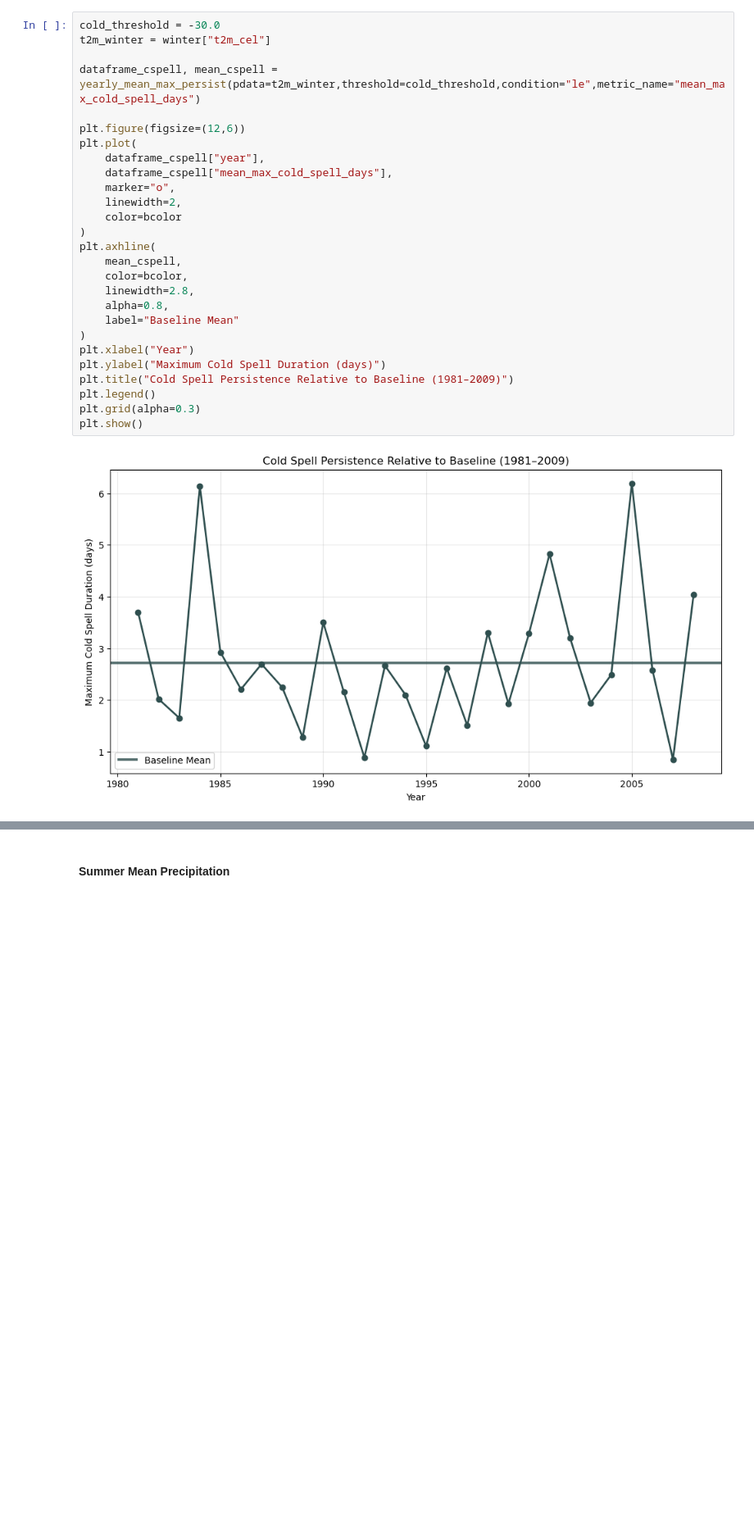
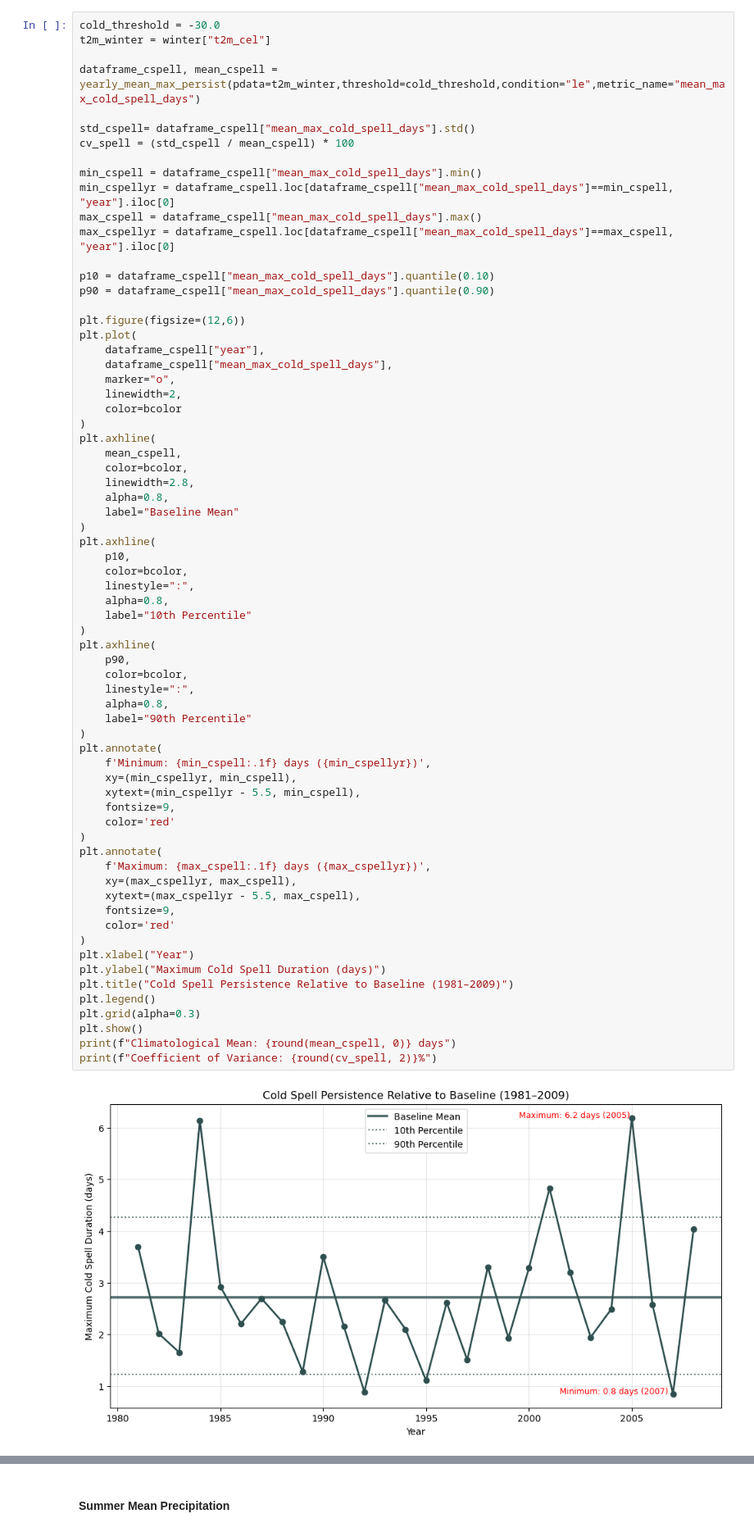
Before and after one commit to sgosmyt2/climate-extremes-risk-analysis, a Jupyter notebook: notebooks/MongoliaDzudExtremeWeather.ipynb, the cells around one changed output, grey strips where cells are left out. Shown at 82% size. Saved outputs shown, nothing was run; the diff lists cells and outputs as text; blank space fills up the shorter version.

```diff
--- a/notebooks/MongoliaDzudExtremeWeather.ipynb
+++ b/notebooks/MongoliaDzudExtremeWeather.ipynb
@@ -385,29 +457,70 @@ To demonstrate this aspect of winter severity, cold spell persistence is quantif
 # %%
 cold_threshold = -30.0
 t2m_winter = winter["t2m_cel"]
 
 dataframe_cspell, mean_cspell = yearly_mean_max_persist(pdata=t2m_winter,threshold=cold_threshold,condition="le",metric_name="mean_max_cold_spell_days")
+
+std_cspell= dataframe_cspell["mean_max_cold_spell_days"].std()
+cv_spell = (std_cspell / mean_cspell) * 100
+
+min_cspell = dataframe_cspell["mean_max_cold_spell_days"].min()
+min_cspellyr = dataframe_cspell.loc[dataframe_cspell["mean_max_cold_spell_days"]==min_cspell, "year"].iloc[0]
+max_cspell = dataframe_cspell["mean_max_cold_spell_days"].max()
+max_cspellyr = dataframe_cspell.loc[dataframe_cspell["mean_max_cold_spell_days"]==max_cspell, "year"].iloc[0]
+
+p10 = dataframe_cspell["mean_max_cold_spell_days"].quantile(0.10)
+p90 = dataframe_cspell["mean_max_cold_spell_days"].quantile(0.90)
 
 plt.figure(figsize=(12,6))
 plt.plot(
     dataframe_cspell["year"],
     dataframe_cspell["mean_max_cold_spell_days"],
     marker="o",
     linewidth=2,
     color=bcolor
 )
 plt.axhline(
     mean_cspell,
     color=bcolor,
     linewidth=2.8,
     alpha=0.8,
     label="Baseline Mean"
 )
+plt.axhline(
+    p10,
+    color=bcolor,
+    linestyle=":",
+    alpha=0.8,
+    label="10th Percentile"
+)
+plt.axhline(
+    p90,
+    color=bcolor,
+    linestyle=":",
+    alpha=0.8,
+    label="90th Percentile"
+)
+plt.annotate(
+    f'Minimum: {min_cspell:.1f} days ({min_cspellyr})',
+    xy=(min_cspellyr, min_cspell),
+    xytext=(min_cspellyr - 5.5, min_cspell),
+    fontsize=9,
+    color='red'
+)
+plt.annotate(
+    f'Maximum: {max_cspell:.1f} days ({max_cspellyr})',
+    xy=(max_cspellyr, max_cspell),
+    xytext=(max_cspellyr - 5.5, max_cspell),
+    fontsize=9,
+    color='red'
+)
 plt.xlabel("Year")
 plt.ylabel("Maximum Cold Spell Duration (days)")
 plt.title("Cold Spell Persistence Relative to Baseline (1981–2009)")
 plt.legend()
 plt.grid(alpha=0.3)
 plt.show()
+print(f"Climatological Mean: {round(mean_cspell, 0)} days")
+print(f"Coefficient of Variance: {round(cv_spell, 2)}%")
 # %% [output]
-[figure, old version]
+[figure, new version]
```
Also changed, not shown: parts of 15 cells of this notebook.
